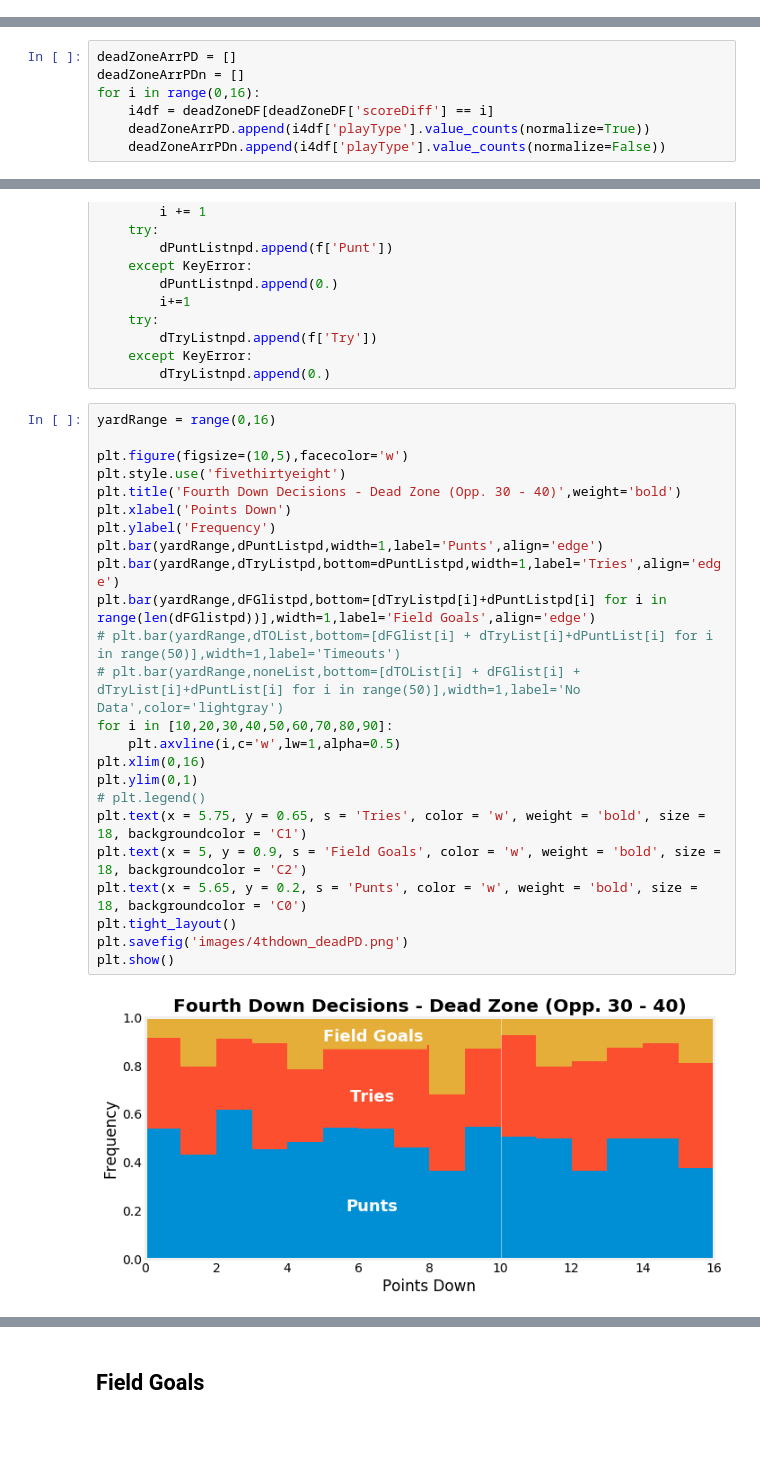
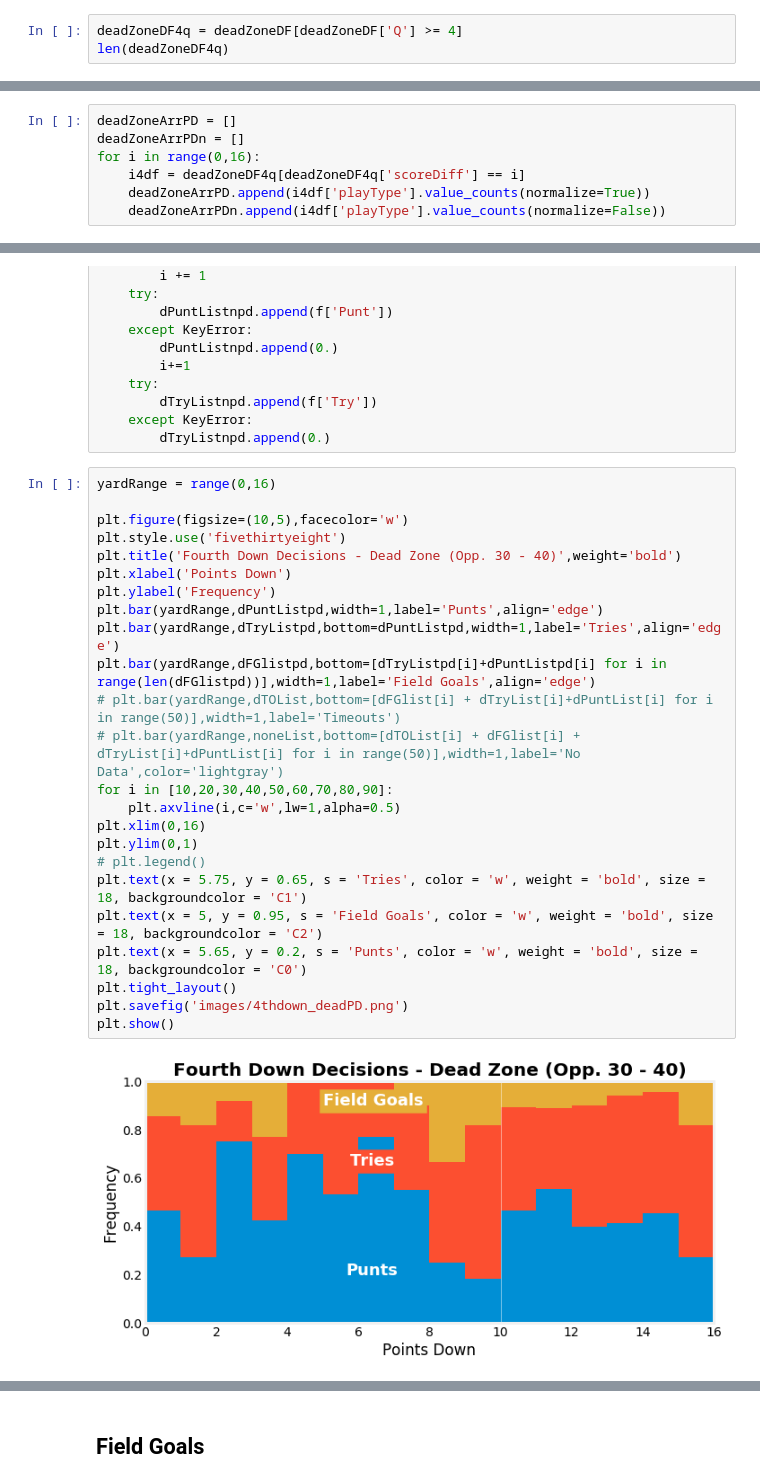
Before and after one commit to SimFootballDev/surrender_punt, a Jupyter notebook: surrender.ipynb, the cells around one changed output, grey strips where cells are left out. Drawn from its saved outputs; the diff is of its cells as text; blank space fills up the shorter version.

Commit message:
pd graphs

```diff
--- a/surrender.ipynb
+++ b/surrender.ipynb
@@ -562,0 +543,3 @@ deadZoneDF[deadZoneDF['scoreDiff'] == 1]
+# %%
+deadZoneDF4q = deadZoneDF[deadZoneDF['Q'] >= 4]
+len(deadZoneDF4q)
@@ -564,7 +549,7 @@ deadZoneDF[deadZoneDF['scoreDiff'] == 1]
 deadZoneArrPD = []
 deadZoneArrPDn = []
 for i in range(0,16):
-    i4df = deadZoneDF[deadZoneDF['scoreDiff'] == i]
+    i4df = deadZoneDF4q[deadZoneDF4q['scoreDiff'] == i]
     deadZoneArrPD.append(i4df['playType'].value_counts(normalize=True))
     deadZoneArrPDn.append(i4df['playType'].value_counts(normalize=False))
 # %%
@@ -616,29 +601,29 @@ for f in deadZoneArrPDn:
 # %%
 yardRange = range(0,16)
 
 plt.figure(figsize=(10,5),facecolor='w')
 plt.style.use('fivethirtyeight')
 plt.title('Fourth Down Decisions - Dead Zone (Opp. 30 - 40)',weight='bold')
 plt.xlabel('Points Down')
 plt.ylabel('Frequency')
 plt.bar(yardRange,dPuntListpd,width=1,label='Punts',align='edge')
 plt.bar(yardRange,dTryListpd,bottom=dPuntListpd,width=1,label='Tries',align='edge')
 plt.bar(yardRange,dFGlistpd,bottom=[dTryListpd[i]+dPuntListpd[i] for i in range(len(dFGlistpd))],width=1,label='Field Goals',align='edge')
 # plt.bar(yardRange,dTOList,bottom=[dFGlist[i] + dTryList[i]+dPuntList[i] for i in range(50)],width=1,label='Timeouts')
 # plt.bar(yardRange,noneList,bottom=[dTOList[i] + dFGlist[i] + dTryList[i]+dPuntList[i] for i in range(50)],width=1,label='No Data',color='lightgray')
 for i in [10,20,30,40,50,60,70,80,90]:
     plt.axvline(i,c='w',lw=1,alpha=0.5)
 plt.xlim(0,16)
 plt.ylim(0,1)
 # plt.legend()
 plt.text(x = 5.75, y = 0.65, s = 'Tries', color = 'w', weight = 'bold', size = 18, backgroundcolor = 'C1')
-plt.text(x = 5, y = 0.9, s = 'Field Goals', color = 'w', weight = 'bold', size = 18, backgroundcolor = 'C2')
+plt.text(x = 5, y = 0.95, s = 'Field Goals', color = 'w', weight = 'bold', size = 18, backgroundcolor = 'C2')
 plt.text(x = 5.65, y = 0.2, s = 'Punts', color = 'w', weight = 'bold', size = 18, backgroundcolor = 'C0')
 plt.tight_layout()
 plt.savefig('images/4thdown_deadPD.png')
 plt.show()
 # %% [output]
-[figure, old version]
+[figure, new version]
 # %%
 yardRange = range(0,16)
 
```
Also changed, not shown: parts of 4 cells of this notebook, 2 other files.
